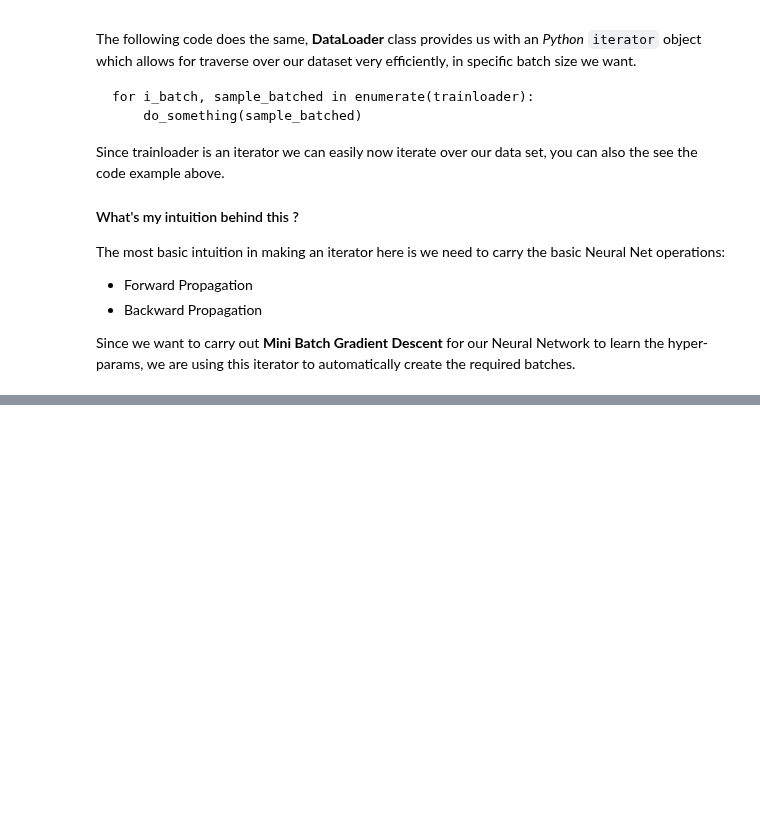
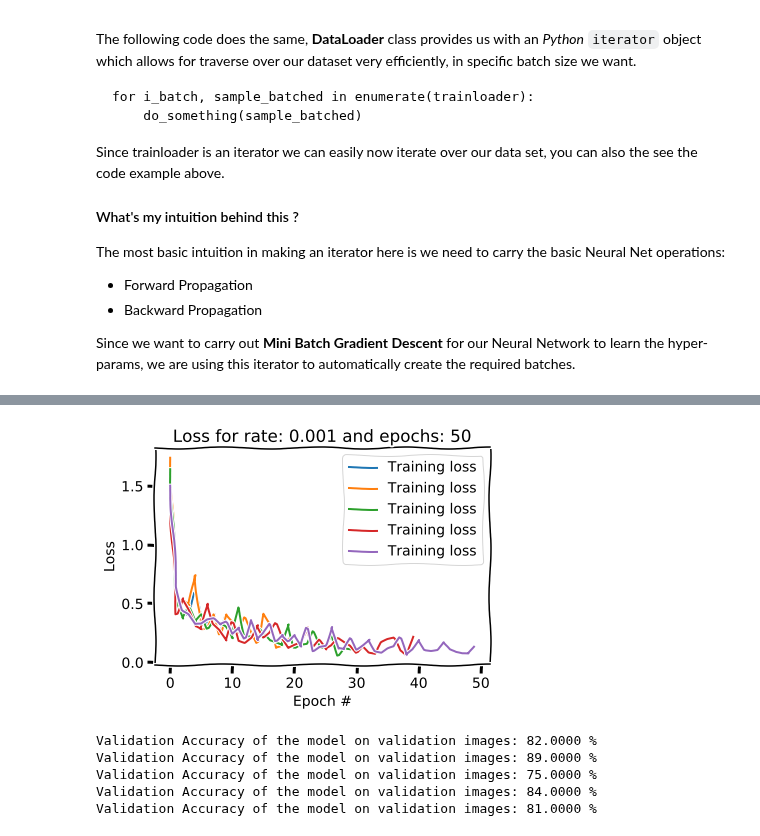
Before and after one commit to akshaysharma096/MIDAS_PROJECT, a Jupyter notebook: CV_PROBLEM/Image Classifier.ipynb, the cells around one changed output, grey strips where cells are left out. Saved outputs shown, nothing was run; the diff lists cells and outputs as text; code cells hidden in the pictures; blank space fills up the shorter version.

Commit message:
Add Lr Finder for finding our rate as well as add CNN code

```diff
--- a/CV_PROBLEM/Image Classifier.ipynb
+++ b/CV_PROBLEM/Image Classifier.ipynb
@@ -244,9 +291,11 @@ Since we want to carry out **Mini Batch Gradient Descent** for our Neural Networ
     1. Divide our dataset the into the batch sizes.
     2. Shuffle the dataset accordingly for randomness.
 """
-trainloader = torch.utils.data.DataLoader(dataset=train_dataset,
-                                           batch_size=batch_size,
-                                           shuffle=True, num_workers=2)
+trainloader = torch.utils.data.DataLoader(dataset=train_dataset, batch_size=batch_size,
+                                           sampler=train_sampler, num_workers=2)
+
+validationloader = torch.utils.data.DataLoader(dataset=train_dataset,batch_size=batch_size,
+                                           sampler=valid_sampler, num_workers=2)
 
 testloader = torch.utils.data.DataLoader(dataset=test_dataset,
                                           batch_size=batch_size,
@@ -253,0 +340,27 @@ testloader = torch.utils.data.DataLoader(dataset=test_dataset,
+# %%
+class CNN(nn.Module):
+    """
+        CNN architecture:
+        CONV -> BatchNorm -> Relu -> MaxPool -> CONV -> BatchNorm -> Relu -> Dropout -> MaxPool -> Linear -> Output
+    """
+    def __init__(self):
+        super(CNN, self).__init__()
+        self.layer1 = nn.Sequential(
+            nn.Conv2d(1, 16, kernel_size=5, padding=2),
+            nn.BatchNorm2d(16),
+            nn.ReLU(),
+            nn.MaxPool2d(2))
+        self.layer2 = nn.Sequential(
+            nn.Conv2d(16, 32, kernel_size=6, padding=2),
+            nn.BatchNorm2d(32),
+            nn.ReLU(),
+            nn.Dropout2d(p=0.5),
+            nn.MaxPool2d(2))
+        self.fc = nn.Linear(7*7*32, 4)
+
+    def forward(self, x):
+        out = self.layer1(x)
+        out = self.layer2(out)
+        out = out.view(out.size(0), -1)
+        out = self.fc(out)
+        return out
@@ -253,0 +419,10 @@ testloader = torch.utils.data.DataLoader(dataset=test_dataset,
+# %%
+# Search over the hyper-params.
+models = []
+learning_rates = [0.001]
+for rate in learning_rates:
+    epochs = [10, 20, 30, 40, 50]
+    for epoch in epochs:
+        runner = ModelRunner(rate, epoch)
+        models.append(runner.run_model())
+# %% [output]
@@ -253,0 +446 @@ testloader = torch.utils.data.DataLoader(dataset=test_dataset,
+[figure, added]
@@ -253,0 +471,8 @@ testloader = torch.utils.data.DataLoader(dataset=test_dataset,
+# %%
+best_model = find_best_model(models)
+# %% [output]
+Validation Accuracy of the model on validation images: 82.0000 %
+Validation Accuracy of the model on validation images: 89.0000 %
+Validation Accuracy of the model on validation images: 75.0000 %
+Validation Accuracy of the model on validation images: 84.0000 %
+Validation Accuracy of the model on validation images: 81.0000 %
```
Also changed, not shown: parts of 13 cells of this notebook, 3 other files.
